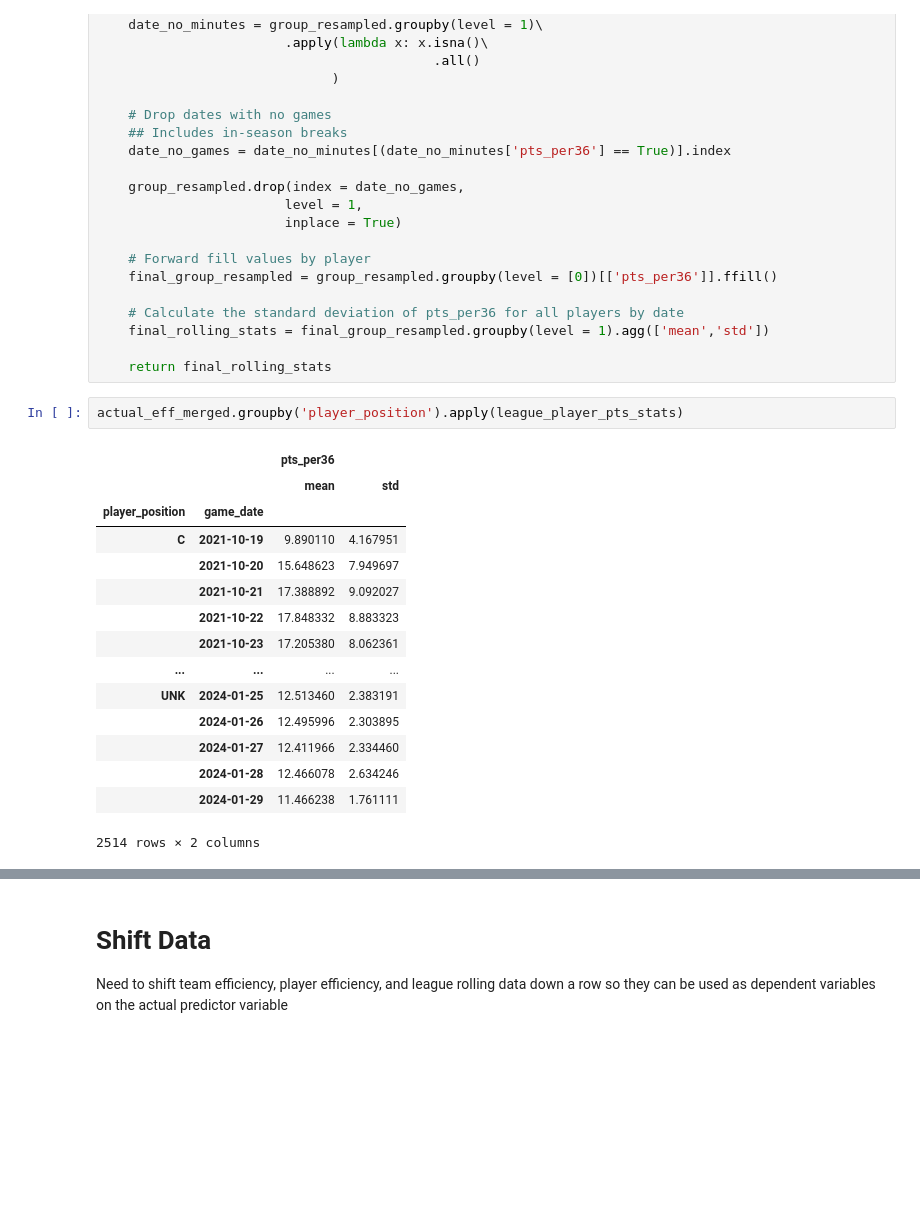
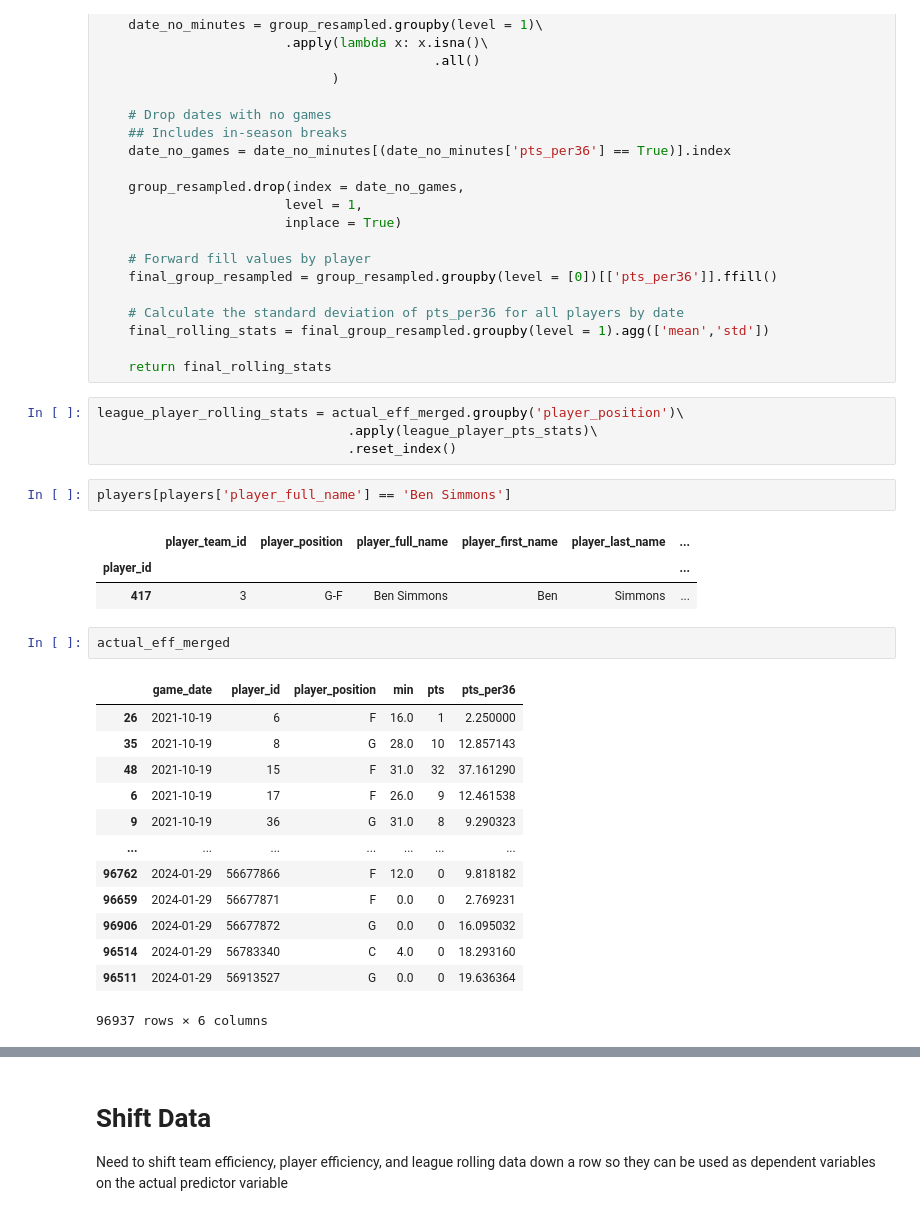
Before and after one commit to curtishiga/NBAstats, a Jupyter notebook: NBA Analysis.ipynb, the cells around one changed output, grey strips where cells are left out. Cells and saved outputs as stored; diff of their text form; blank space fills up the shorter version.

```diff
--- a/NBA Analysis.ipynb
+++ b/NBA Analysis.ipynb
@@ -399,20 +400,28 @@ def league_player_pts_stats(group):
 
     return final_rolling_stats
 # %%
-actual_eff_merged.groupby('player_position').apply(league_player_pts_stats)
+league_player_rolling_stats = actual_eff_merged.groupby('player_position')\
+                                .apply(league_player_pts_stats)\
+                                .reset_index()
-# %% [output]
-|  |  | pts_per36 |  |
-|  |  | mean | std |
-| player_position | game_date |  |  |
-| C | 2021-10-19 | 9.890110 | 4.167951 |
-|  | 2021-10-20 | 15.648623 | 7.949697 |
-|  | 2021-10-21 | 17.388892 | 9.092027 |
-|  | 2021-10-22 | 17.848332 | 8.883323 |
-|  | 2021-10-23 | 17.205380 | 8.062361 |
-| ... | ... | ... | ... |
-| UNK | 2024-01-25 | 12.513460 | 2.383191 |
-|  | 2024-01-26 | 12.495996 | 2.303895 |
-|  | 2024-01-27 | 12.411966 | 2.334460 |
-|  | 2024-01-28 | 12.466078 | 2.634246 |
-|  | 2024-01-29 | 11.466238 | 1.761111 |
-2514 rows × 2 columns
+# %%
+players[players['player_full_name'] == 'Ben Simmons']
+# %% [output]
+|  | player_team_id | player_position | player_full_name | player_first_name | player_last_name | ... |
+| player_id |  |  |  |  |  | ... |
+| 417 | 3 | G-F | Ben Simmons | Ben | Simmons | ... |
+# %%
+actual_eff_merged
+# %% [output]
+|  | game_date | player_id | player_position | min | pts | pts_per36 |
+| 26 | 2021-10-19 | 6 | F | 16.0 | 1 | 2.250000 |
+| 35 | 2021-10-19 | 8 | G | 28.0 | 10 | 12.857143 |
+| 48 | 2021-10-19 | 15 | F | 31.0 | 32 | 37.161290 |
+| 6 | 2021-10-19 | 17 | F | 26.0 | 9 | 12.461538 |
+| 9 | 2021-10-19 | 36 | G | 31.0 | 8 | 9.290323 |
+| ... | ... | ... | ... | ... | ... | ... |
+| 96762 | 2024-01-29 | 56677866 | F | 12.0 | 0 | 9.818182 |
+| 96659 | 2024-01-29 | 56677871 | F | 0.0 | 0 | 2.769231 |
+| 96906 | 2024-01-29 | 56677872 | G | 0.0 | 0 | 16.095032 |
+| 96514 | 2024-01-29 | 56783340 | C | 4.0 | 0 | 18.293160 |
+| 96511 | 2024-01-29 | 56913527 | G | 0.0 | 0 | 19.636364 |
+96937 rows × 6 columns
```
Also changed, not shown: parts of 7 cells of this notebook, 1 other file.
